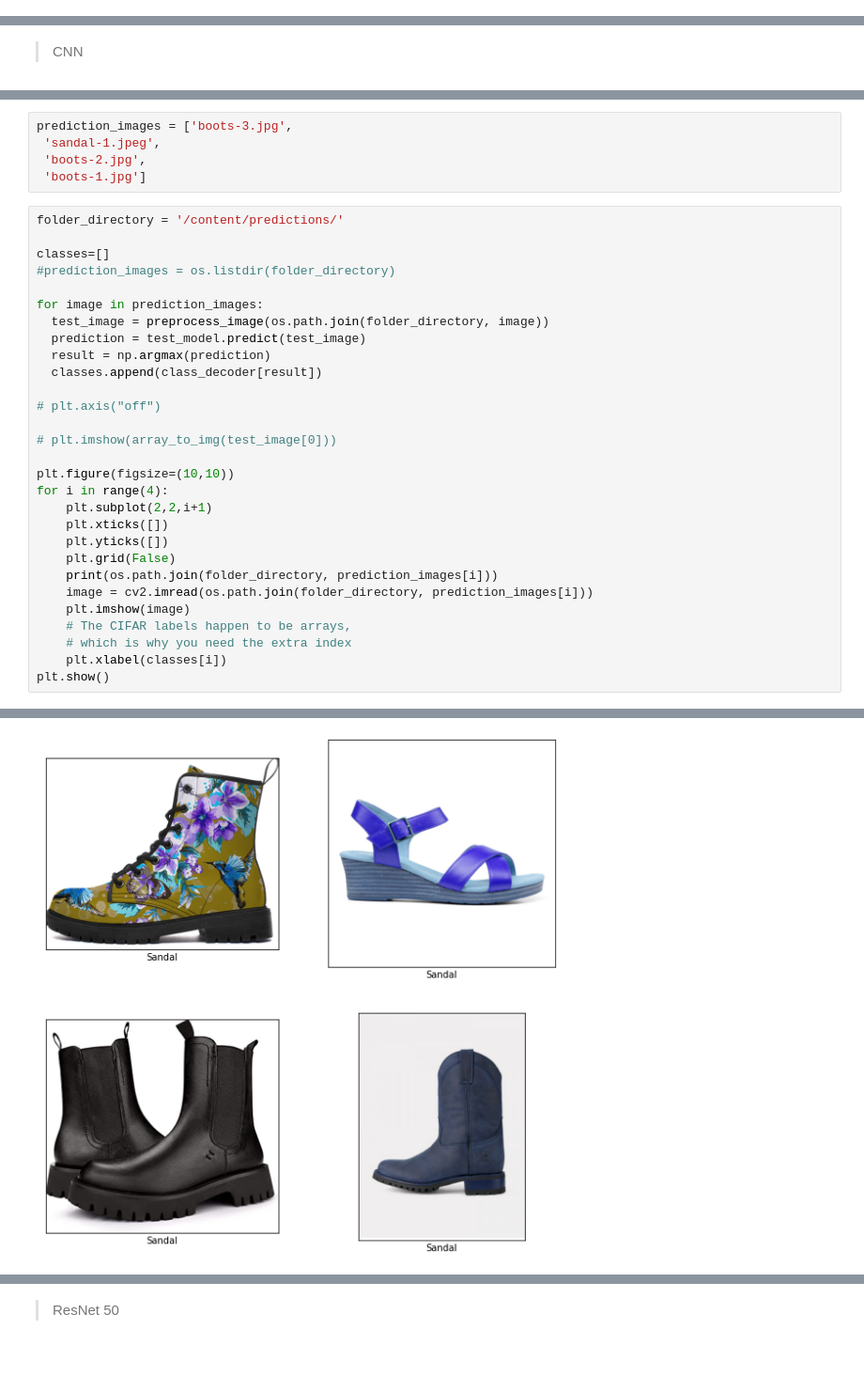
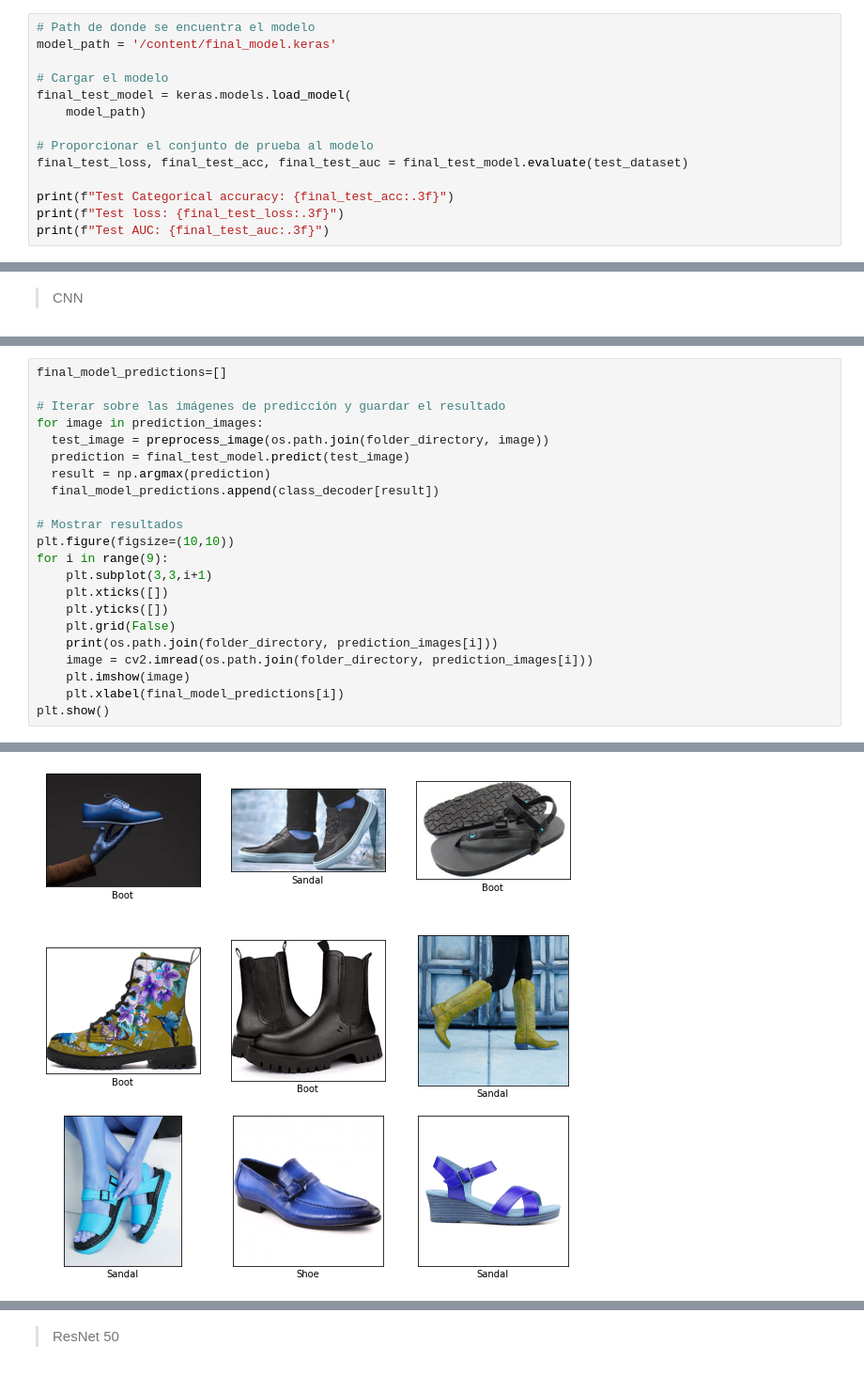
Before and after one commit to edna-jacqueline-zavala/TC3007C-Modulo2-ModeloDeepLearning, a Jupyter notebook: Implementación_de_un_modelo_de_deep_learning.ipynb, the cells around one changed output, grey strips where cells are left out. Shown at 94% size. Saved outputs shown, nothing was run; the diff lists cells and outputs as text.

```diff
--- a/Implementación_de_un_modelo_de_deep_learning.ipynb
+++ b/Implementación_de_un_modelo_de_deep_learning.ipynb
@@ -676,0 +774,14 @@ plt.savefig("resnet_auc.png")
+# %%
+# Path de donde se encuentra el modelo
+model_path = '/content/final_model.keras'
+
+# Cargar el modelo
+final_test_model = keras.models.load_model(
+    model_path)
+
+# Proporcionar el conjunto de prueba al modelo
+final_test_loss, final_test_acc, final_test_auc = final_test_model.evaluate(test_dataset)
+
+print(f"Test Categorical accuracy: {final_test_acc:.3f}")
+print(f"Test loss: {final_test_loss:.3f}")
+print(f"Test AUC: {final_test_auc:.3f}")
@@ -738,35 +866,23 @@ prediction_images = os.listdir(folder_directory)
-# %%
-prediction_images = ['boots-3.jpg',
- 'sandal-1.jpeg',
- 'boots-2.jpg',
- 'boots-1.jpg']
 # %%
-folder_directory = '/content/predictions/'
+final_model_predictions=[]
 
-classes=[]
-#prediction_images = os.listdir(folder_directory)
-
+# Iterar sobre las imágenes de predicción y guardar el resultado
 for image in prediction_images:
   test_image = preprocess_image(os.path.join(folder_directory, image))
-  prediction = test_model.predict(test_image)
+  prediction = final_test_model.predict(test_image)
   result = np.argmax(prediction)
-  classes.append(class_decoder[result])
+  final_model_predictions.append(class_decoder[result])
 
-# plt.axis("off")
-
-# plt.imshow(array_to_img(test_image[0]))
-
+# Mostrar resultados
 plt.figure(figsize=(10,10))
-for i in range(4):
-    plt.subplot(2,2,i+1)
+for i in range(9):
+    plt.subplot(3,3,i+1)
     plt.xticks([])
     plt.yticks([])
     plt.grid(False)
     print(os.path.join(folder_directory, prediction_images[i]))
     image = cv2.imread(os.path.join(folder_directory, prediction_images[i]))
     plt.imshow(image)
-    # The CIFAR labels happen to be arrays,
-    # which is why you need the extra index
-    plt.xlabel(classes[i])
+    plt.xlabel(final_model_predictions[i])
 plt.show()
 # %% [output]
@@ -781 +907 @@ plt.show()
-[figure, old version]
+[figure, new version]
```
Also changed, not shown: parts of 60 cells of this notebook, 13 other files.
